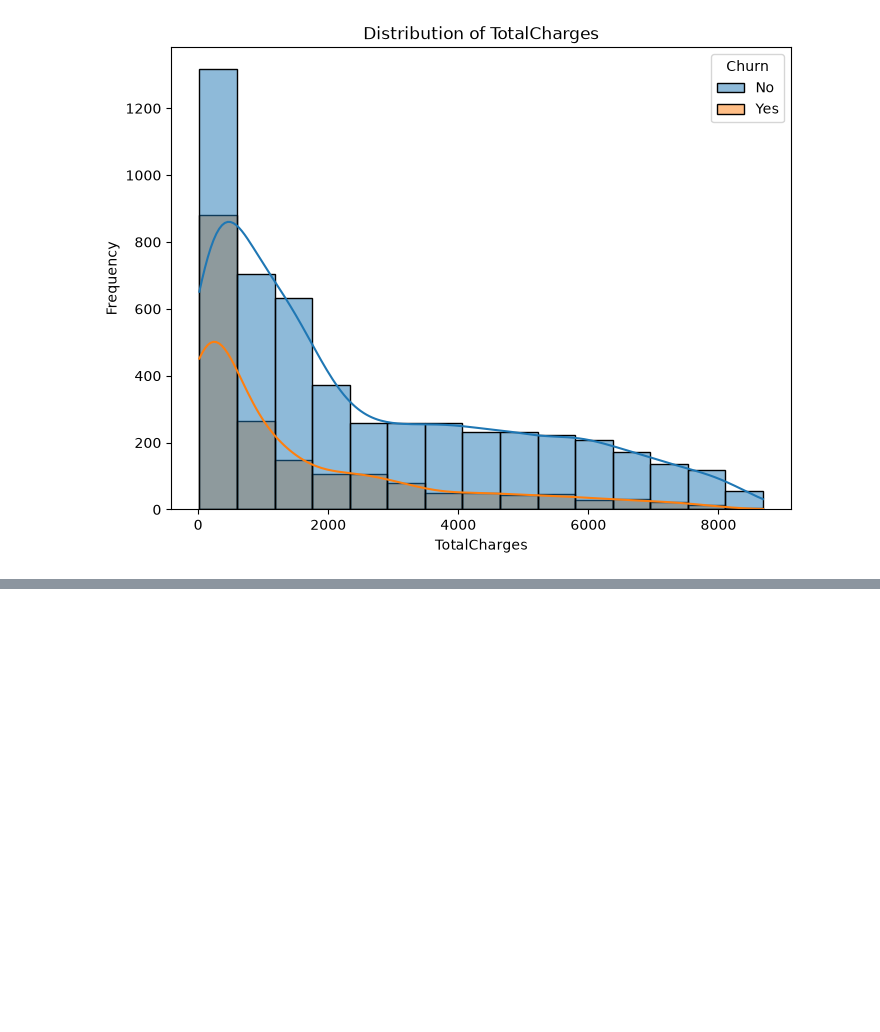
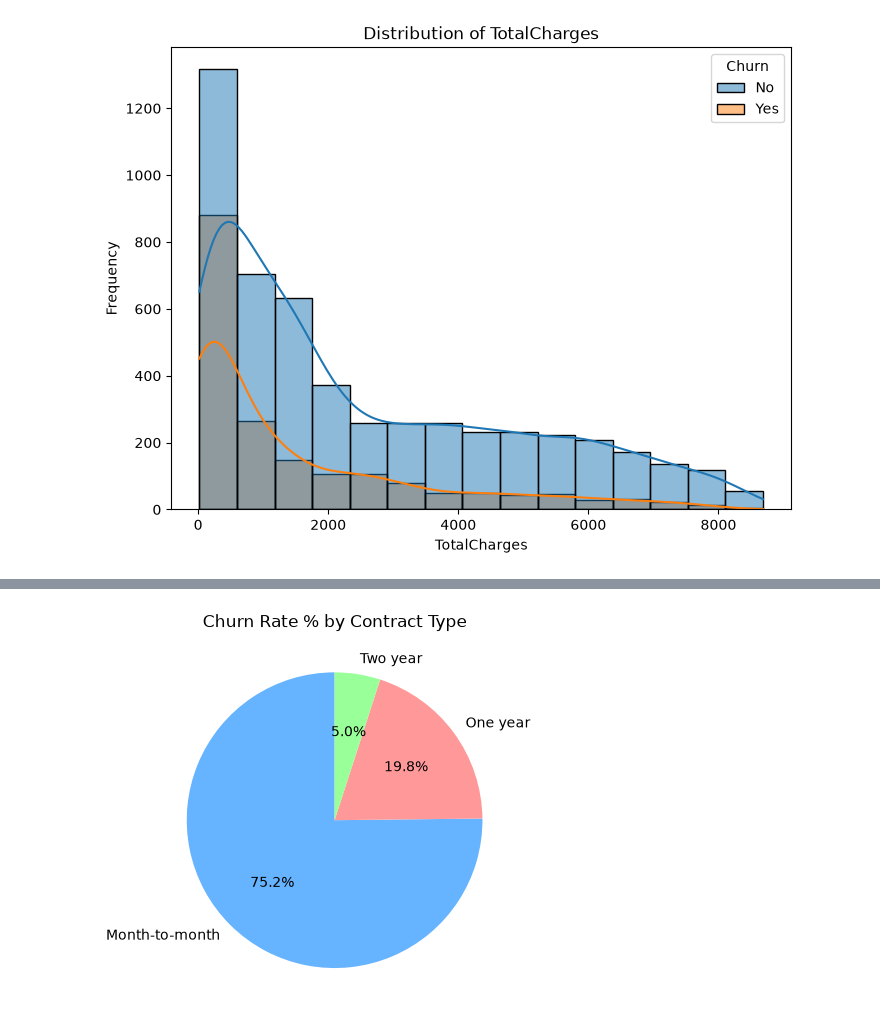
Before and after one commit to Puneet-Rana/Churnsense_Ai_ML, a Jupyter notebook: notebooks/01_eda.ipynb, the cells around one changed output, grey strips where cells are left out. Cells and saved outputs as stored; diff of their text form; code cells hidden in the pictures; blank space fills up the shorter version.

```diff
--- a/notebooks/01_eda.ipynb
+++ b/notebooks/01_eda.ipynb
@@ -111,0 +128,7 @@ for col in ['tenure', 'MonthlyCharges', 'TotalCharges']:
+# %%
+ct = df.groupby('Contract')['Churn'].apply(lambda x: (x == "Yes").mean()*100)
+ct.plot(kind='pie', autopct='%1.1f%%', startangle=90, colors=['#66b3ff','#ff9999','#99ff99'])
+plt.title('Churn Rate % by Contract Type')
+plt.show()
+# %% [output]
+[figure, added]
```
Also changed, not shown: parts of 2 cells of this notebook.
